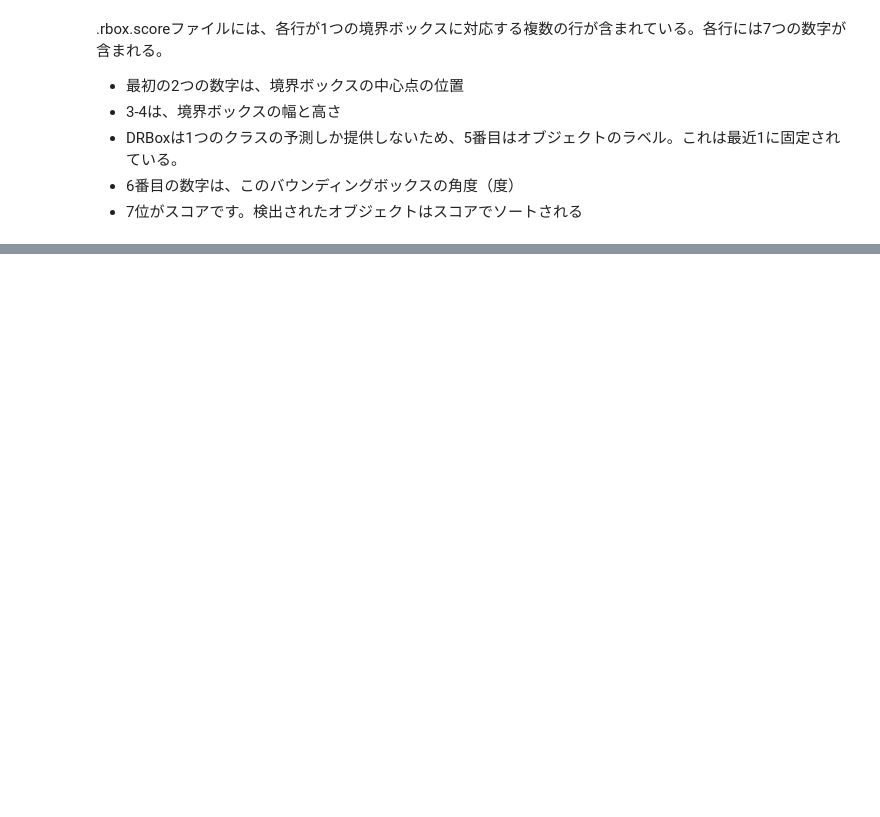
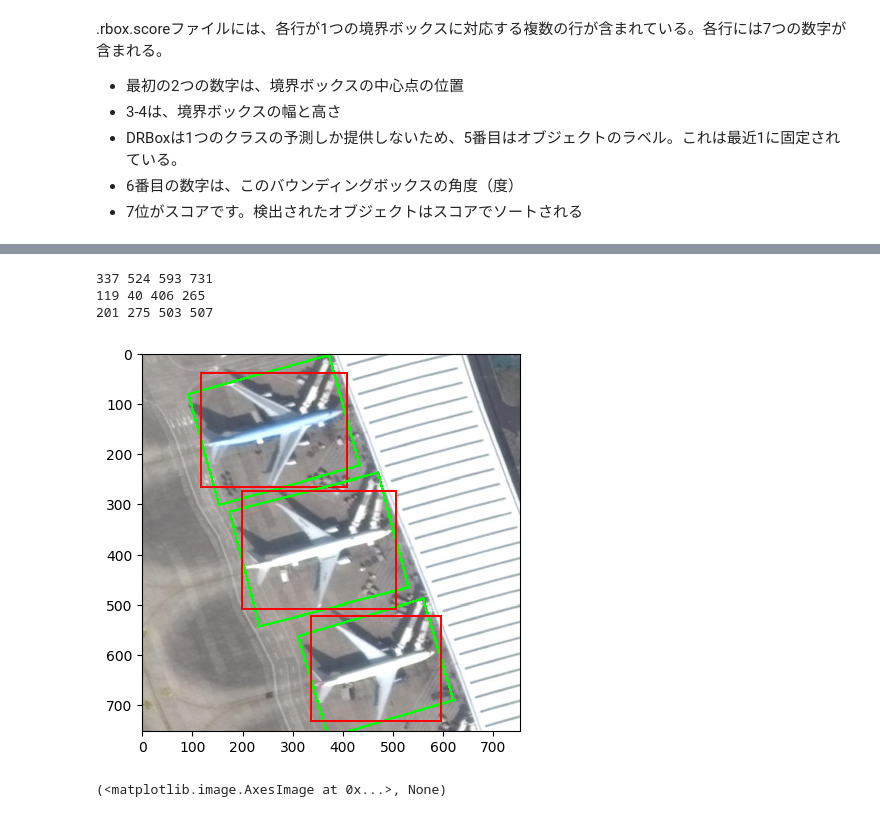
Before and after one commit to tadasi12/DRBox, a Jupyter notebook: examples/rbox/deploy/Airplane/Untitled.ipynb, the cells around one changed output, grey strips where cells are left out. Drawn from its saved outputs; the diff is of its cells as text; code cells hidden in the pictures; blank space fills up the shorter version.

```diff
--- a/examples/rbox/deploy/Airplane/Untitled.ipynb
+++ b/examples/rbox/deploy/Airplane/Untitled.ipynb
@@ -146,0 +59,36 @@ plt.imshow(im)
+# %%
+im = Image.open('demo.tif')
+
+# 465.837522204 627.858738166 256.753745594 207.864144608 1 16.5859465751 1.0
+# 262.597336833 152.69555652 287.811689191 225.521194166 1 15.5876267039 1.0
+# 352.980308508 391.275265862 302.487150641 232.075637204 1 14.6078637892 1.0
+
+
+cx, cy, w, h = 465.837525364, 627.858731845, 256.753741002, 207.864159476
+w, h = int(w), int(h)
+angle = 16.5859465751
+
+draw_rectangles(w, h, cx, cy, angle)
+
+cx, cy, w, h = 262.597336833, 152.69555652, 287.811689191, 225.521194166
+w, h = int(w), int(h)
+angle = 15.5876267039
+
+draw_rectangles(w, h, cx, cy, angle)
+
+
+cx, cy, w, h = 352.980308508, 391.275265862, 302.487150641, 232.075637204
+w, h = int(w), int(h)
+angle = 14.6078637892
+
+draw_rectangles(w, h, cx, cy, angle)
+
+
+plt.figure(figsize=(5,5),dpi=100)
+plt.imshow(im), plt.show()
+# %% [output]
+337 524 593 731
+119 40 406 265
+201 275 503 507
+[figure, added]
+(<matplotlib.image.AxesImage at 0x...>, None)
```
Also changed, not shown: parts of 6 cells of this notebook, 1 other file.
